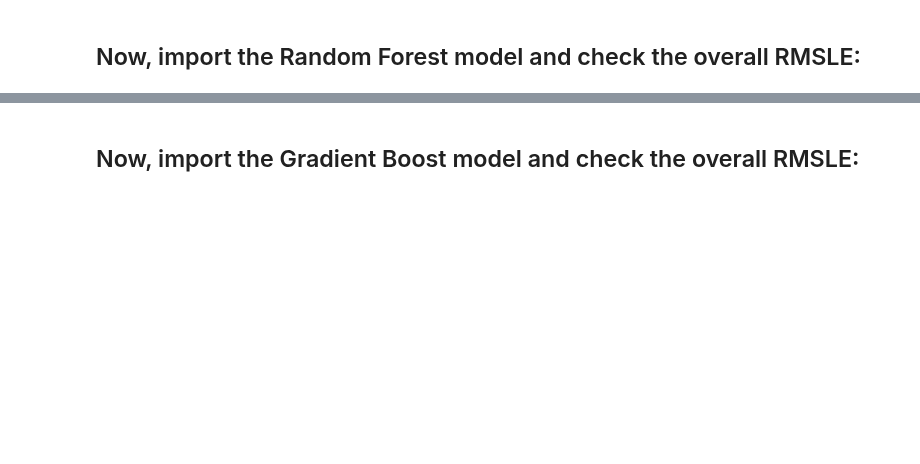
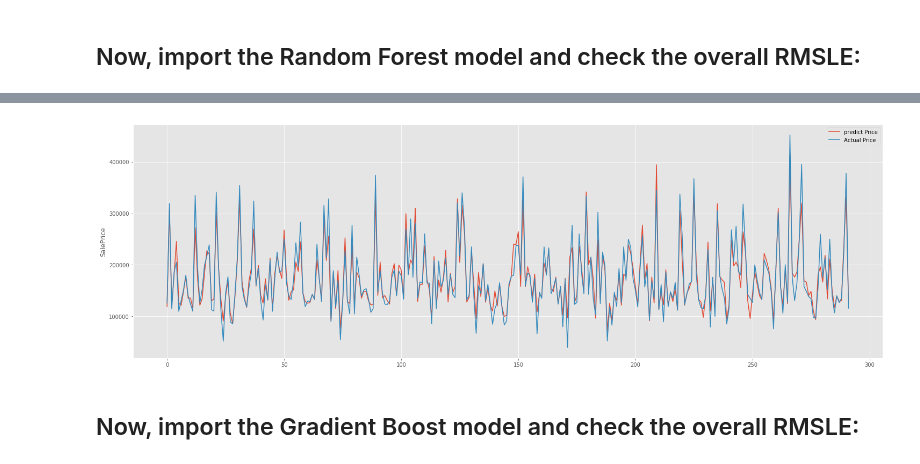
Before and after one commit to cchen17/machine-learning_house-prices, a Jupyter notebook: Chaoran/Ames_Overall_Models_and_Stacking_FinalFeatures_Chaoran.ipynb, the cells around one changed output, grey strips where cells are left out. Drawn from its saved outputs; the diff is of its cells as text; code cells hidden in the pictures; blank space fills up the shorter version.

```diff
--- a/Chaoran/Ames_Overall_Models_and_Stacking_FinalFeatures_Chaoran.ipynb
+++ b/Chaoran/Ames_Overall_Models_and_Stacking_FinalFeatures_Chaoran.ipynb
@@ -197,3 +209,12 @@ The test RMSLE is: 0.12551012661807848
+# %%
+plt.figure(figsize=(25,8))
+plt.plot(range(292),testpredictrf,label="predict Price")
+plt.plot(range(292),testY,label="Actual Price")
+plt.legend(loc='best')
+plt.ylabel('SalePrice')
+plt.show()
+# %% [output]
+[figure, added]
 # %% [markdown]
 ## Now, import the Gradient Boost model and check the overall RMSLE:
 # %%
```
Also changed, not shown: parts of 11 cells of this notebook, 2 other files.
